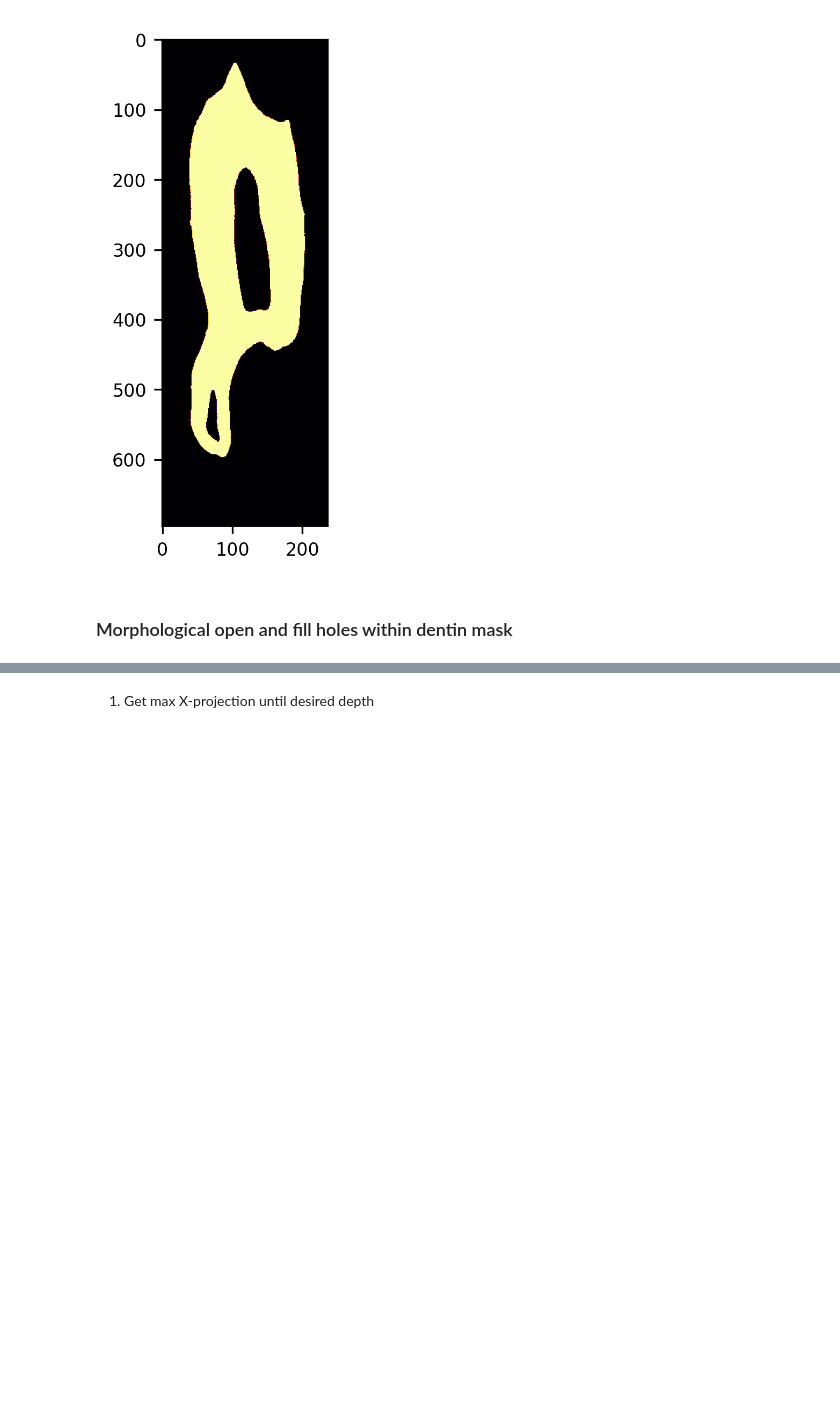
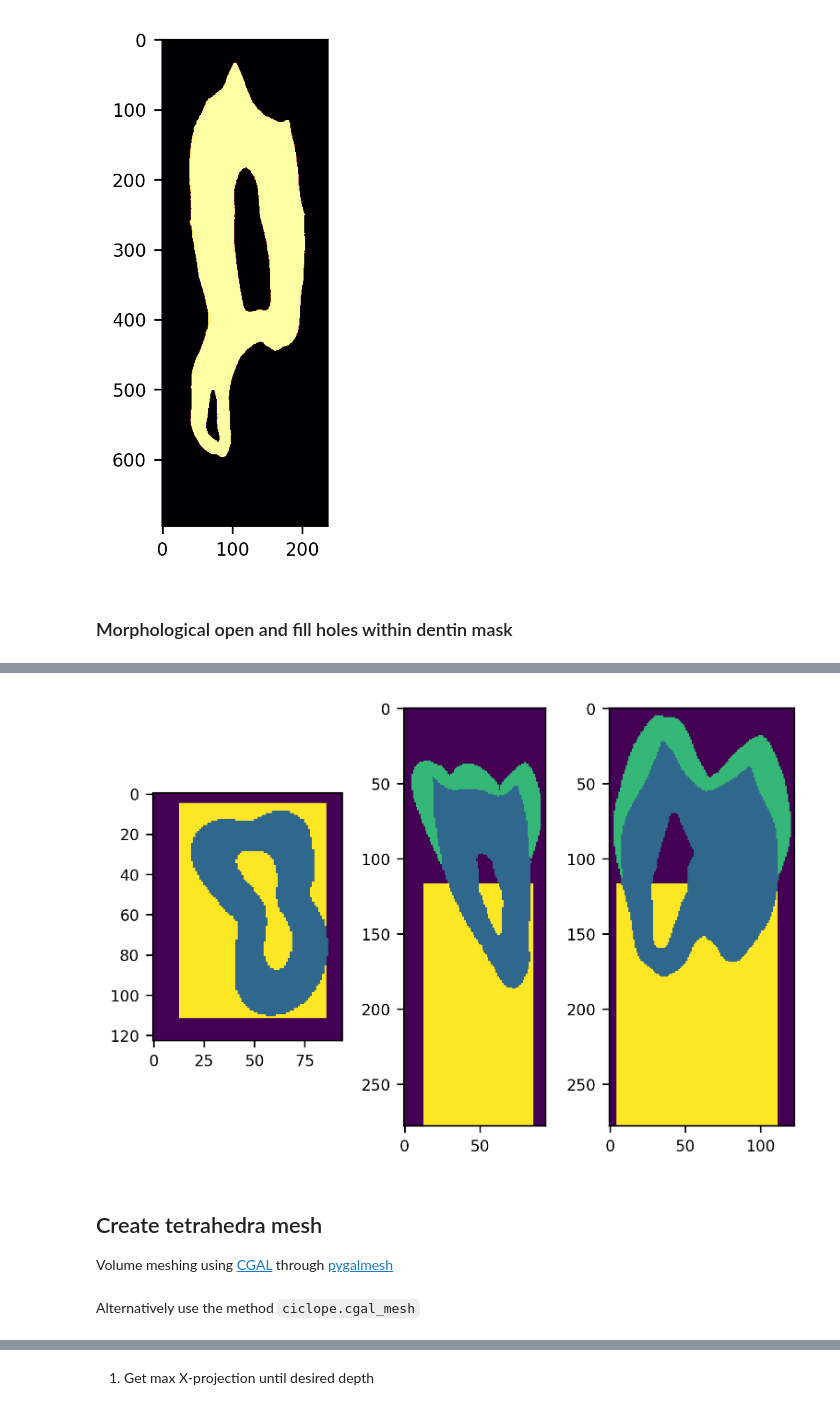
Before and after one commit to ciclope-microFE/ciclope, a Jupyter notebook: examples/ciclope_ex03_tetraFE_tooth.ipynb, the cells around one changed output, grey strips where cells are left out. Cells and saved outputs as stored; diff of their text form; code cells hidden in the pictures; blank space fills up the shorter version.

```diff
--- a/examples/ciclope_ex03_tetraFE_tooth.ipynb
+++ b/examples/ciclope_ex03_tetraFE_tooth.ipynb
@@ -111,0 +137,7 @@ plot_midplanes(BW_tooth, 150, 80, 200)
+# %%
+plot_midplanes(data_for_meshing_embedded)
+# %% [output]
+[figure, added]
+# %% [markdown]
+## Create tetrahedra mesh
+Volume meshing using [CGAL](https://www.cgal.org/) through [pygalmesh](https://github.com/nschloe/pygalmesh)
@@ -111,0 +149,2 @@ plot_midplanes(BW_tooth, 150, 80, 200)
+# %% [markdown]
+Alternatively use the method `ciclope.cgal_mesh`
```
Also changed, not shown: parts of 33 cells of this notebook, 2 other files.
